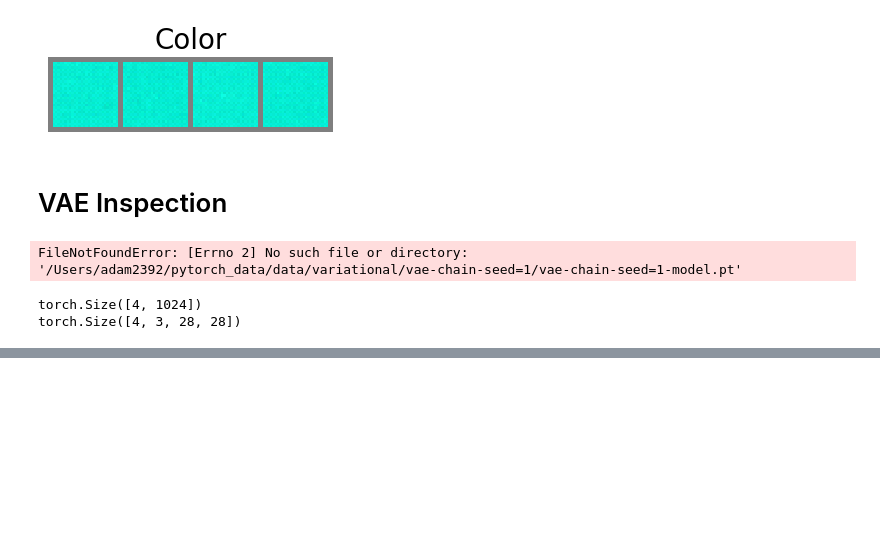
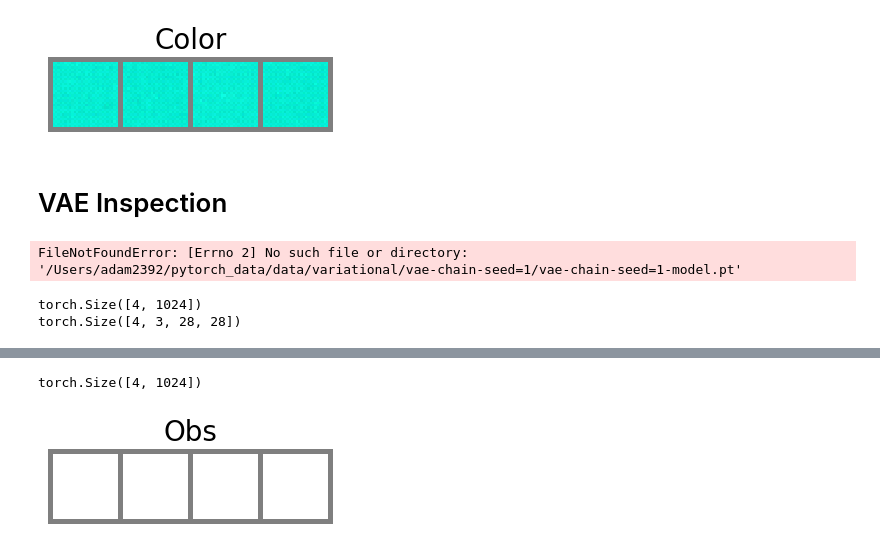
Before and after one commit to tree1111/CDRL, a Jupyter notebook: notebooks/Inspect Trained Models.ipynb, the cells around one changed output, grey strips where cells are left out. Saved outputs shown, nothing was run; the diff lists cells and outputs as text; code cells hidden in the pictures; blank space fills up the shorter version.

```diff
--- a/notebooks/Inspect Trained Models.ipynb
+++ b/notebooks/Inspect Trained Models.ipynb
@@ -387,0 +390,13 @@ tensor(-1., grad_fn=<MaxBackward1>) tensor(-1., grad_fn=<MinBackward1>)
+# %%
+n = 3
+z1 = torch.linspace(-0, 1, n)
+z2 = torch.zeros_like(z1) + 2
+z = torch.stack([z1, z2], dim=-1).to('cpu')
+z = torch.randn(4, 3)
+samples = model.decode(z)
+# samples = torch.sigmoid(samples)
+
+show_imgs(samples, title='Obs')
+# %% [output]
+torch.Size([4, 1024])
+[figure, added]
```
Also changed, not shown: parts of 6 cells of this notebook, 2 other files.
